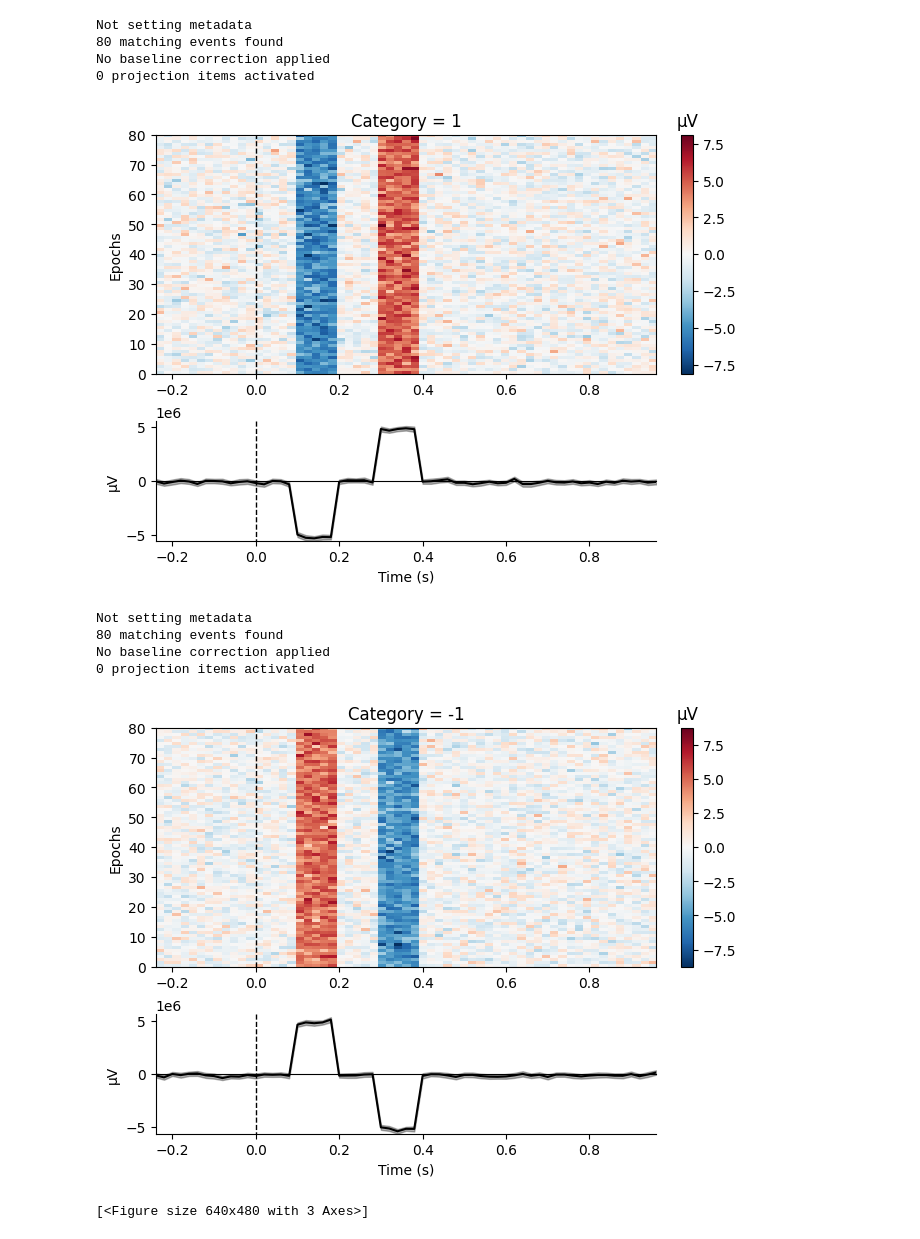
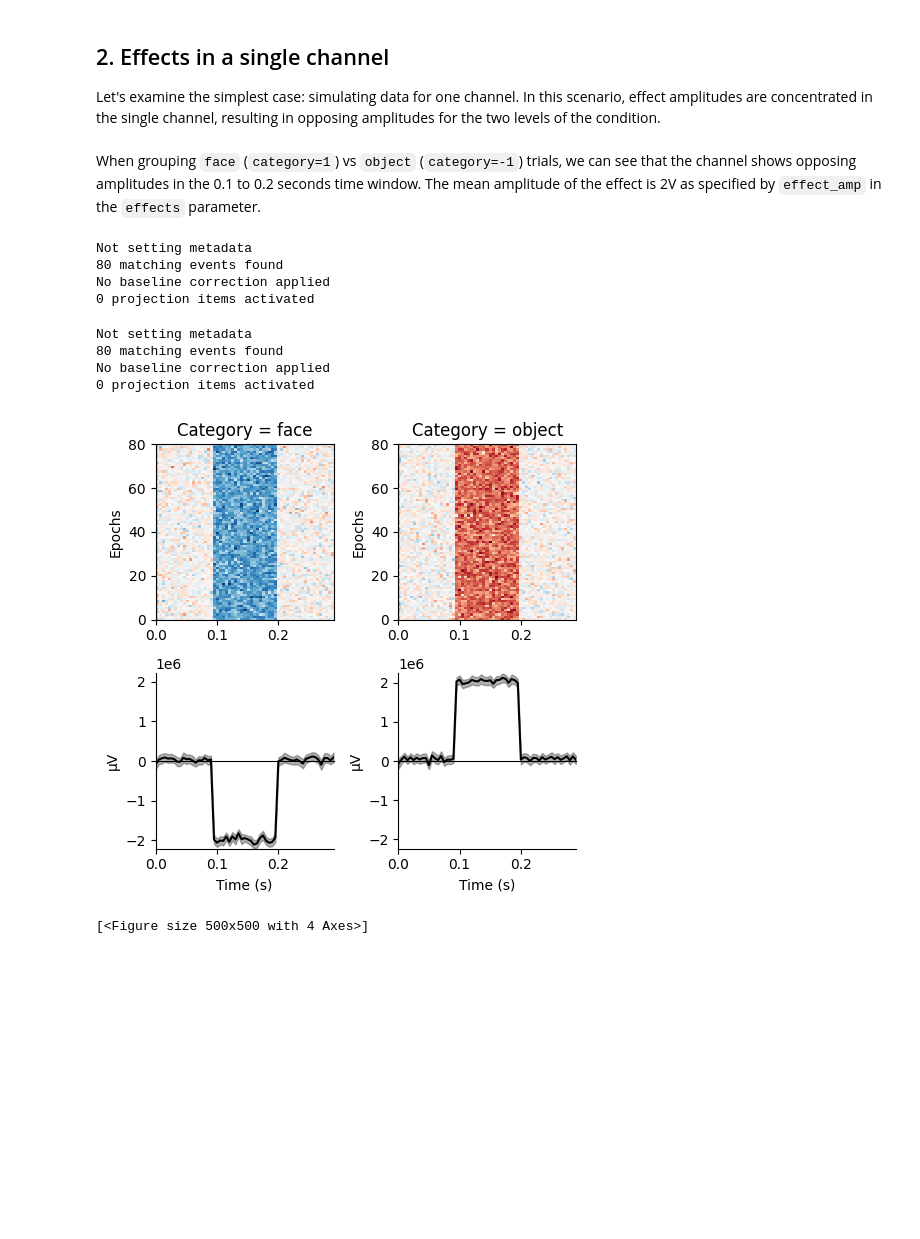
Before and after one commit to qian-chu/multisim-neuro, a Jupyter notebook: docs/source/tutorial/07_under_the_hood.ipynb, the cells around one changed output. Saved outputs shown, nothing was run; the diff lists cells and outputs as text; code cells hidden in the pictures; blank space fills up the shorter version.

```diff
--- a/docs/source/tutorial/07_under_the_hood.ipynb
+++ b/docs/source/tutorial/07_under_the_hood.ipynb
@@ -68,0 +30,4 @@ No baseline correction applied
+# %% [markdown]
+## 2. Effects in a single channel
+
+Let's examine the simplest case: simulating data for one channel. In this scenario, effect amplitudes are concentrated in the single channel, resulting in opposing amplitudes for the two levels of the condition.
@@ -69,18 +53,28 @@ No baseline correction applied
+# %% [markdown]
+When grouping `face` (`category=1`) vs `object` (`category=-1`) trials, we can see that the channel shows opposing amplitudes in the 0.1 to 0.2 seconds time window. The mean amplitude of the effect is 2V as specified by `effect_amp` in the `effects` parameter.
 # %%
 # Plot the category = 1 and category = -1 effects:
 X_category = X.groupby("category")
 
-epochs[X_category.groups[1]].plot_image(picks=[0], scalings=scalings, title="Category = 1")
-epochs[X_category.groups[-1]].plot_image(picks=[0], scalings=scalings, title="Category = -1")
+fig, axes = plt.subplots(2, 2, figsize=(5, 5), tight_layout=True)
+epochs[X_category.groups[1]].plot_image(
+    picks=[0],
+    colorbar=False,
+    title="Category = face",
+    axes=axes[:, 0],
+    show=False,
+)
+epochs[X_category.groups[-1]].plot_image(
+    picks=[0], colorbar=False, title="Category = object", axes=axes[:, 1]
+)
 # %% [output]
 Not setting metadata
 80 matching events found
 No baseline correction applied
 0 projection items activated
+Not setting metadata
+80 matching events found
+No baseline correction applied
+0 projection items activated
-[figure, old version]
+[figure, new version]
-Not setting metadata
-80 matching events found
-No baseline correction applied
-0 projection items activated
-[figure, removed]
-[<Figure size 640x480 with 3 Axes>]
+[<Figure size 500x500 with 4 Axes>]
```
Also changed, not shown: parts of 10 cells of this notebook.
